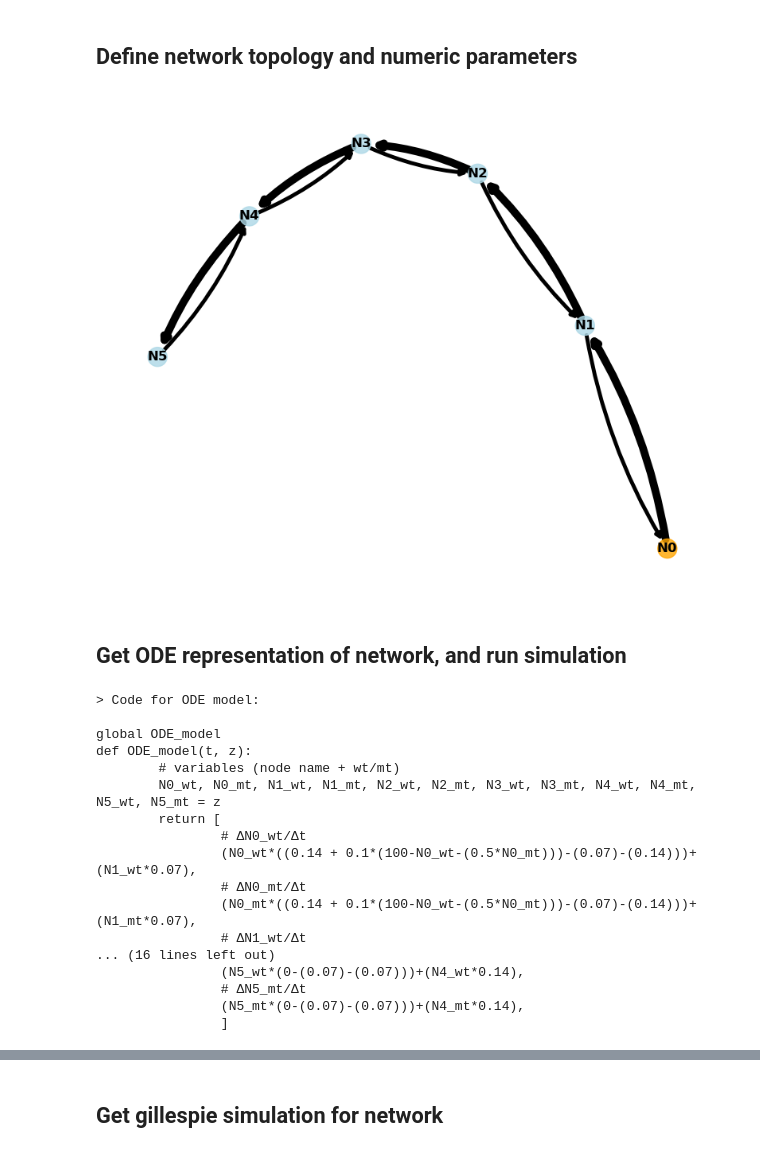
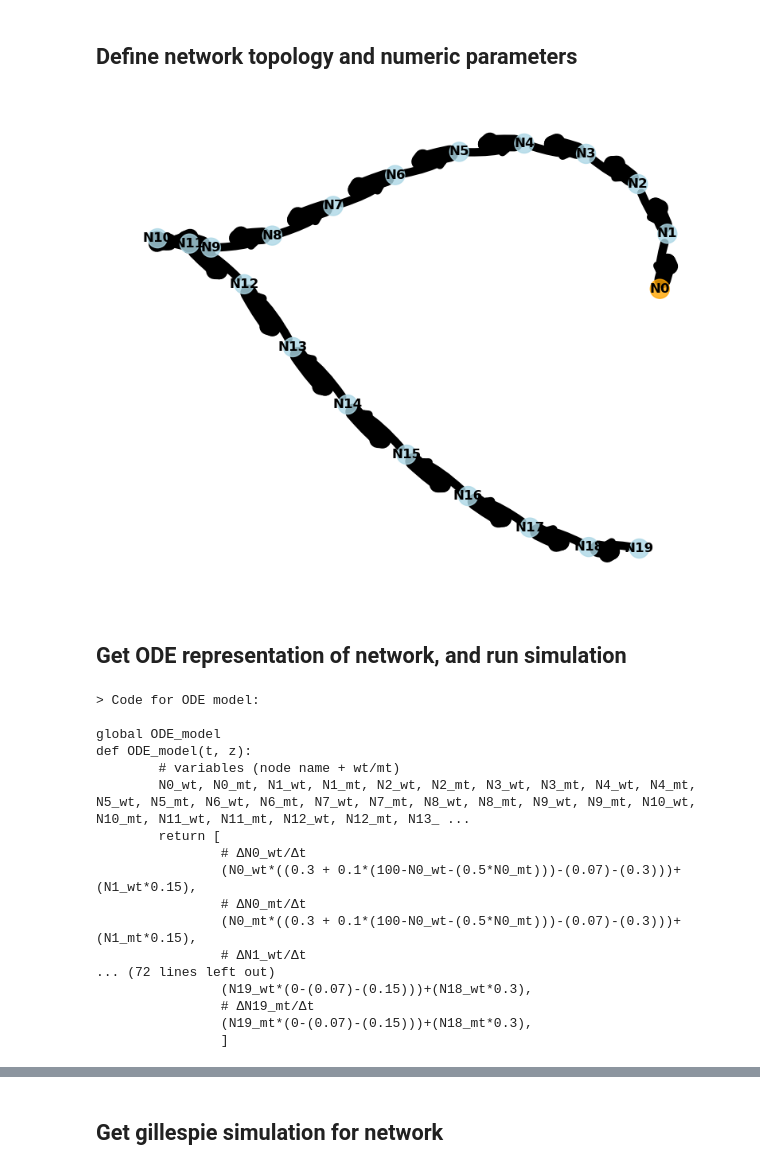
Before and after one commit to dkornai/SSD-in-Neurons, a Jupyter notebook: simulate_from_network.ipynb, the cells around one changed output, grey strips where cells are left out. Drawn from its saved outputs; the diff is of its cells as text; code cells hidden in the pictures.

Commit message:
new graph generator for axons

```diff
--- a/simulate_from_network.ipynb
+++ b/simulate_from_network.ipynb
@@ -49,11 +49,11 @@ TIME_POINTS = np.linspace(0, MAX_T, 500)
 # # set a given starting state
 # start_state = [190, 20, 190, 20]
 # %%
-bio_param = {'c_b' : 0.1, 'mu_a' : 0.14, 'nss' : 100, 'delta' : 0.5, 'mu' : 0.07,'gamma_ant':0.14, 'gamma_ret':0.07}
-G, VARS, COMP, start_state = linear_network(6, bio_param, start_pop = [90, 20])
+bio_param = {'c_b' : 0.1, 'mu_a' : 0.3, 'nss' : 100, 'delta' : 0.5, 'mu' : 0.07,'gamma_ant':0.30, 'gamma_ret':0.15}
+G, VARS, COMP, start_state = linear_network(20, bio_param, start_pop = [1, 0])
 plot_network(G)
 # %% [output]
-[figure, old version]
+[figure, new version]
 # %% [markdown]
 ## Get ODE representation of network, and run simulation
 # %%
@@ -64,17 +64,17 @@ ODE_model = ODE_from_network(G)
 global ODE_model
 def ODE_model(t, z):
         # variables (node name + wt/mt)
-        N0_wt, N0_mt, N1_wt, N1_mt, N2_wt, N2_mt, N3_wt, N3_mt, N4_wt, N4_mt, N5_wt, N5_mt = z
+        N0_wt, N0_mt, N1_wt, N1_mt, N2_wt, N2_mt, N3_wt, N3_mt, N4_wt, N4_mt, N5_wt, N5_mt, N6_wt, N6_mt, N7_wt, N7_mt, N8_wt, N8_mt, N9_wt, N9_mt, N10_wt, N10_mt, N11_wt, N11_mt, N12_wt, N12_mt, N13_ ...
         return [
                 # ΔN0_wt/Δt
-                (N0_wt*((0.14 + 0.1*(100-N0_wt-(0.5*N0_mt)))-(0.07)-(0.14)))+(N1_wt*0.07),
+                (N0_wt*((0.3 + 0.1*(100-N0_wt-(0.5*N0_mt)))-(0.07)-(0.3)))+(N1_wt*0.15),
                 # ΔN0_mt/Δt
-                (N0_mt*((0.14 + 0.1*(100-N0_wt-(0.5*N0_mt)))-(0.07)-(0.14)))+(N1_mt*0.07),
+                (N0_mt*((0.3 + 0.1*(100-N0_wt-(0.5*N0_mt)))-(0.07)-(0.3)))+(N1_mt*0.15),
                 # ΔN1_wt/Δt
-... (16 lines left out)
-                (N5_wt*(0-(0.07)-(0.07)))+(N4_wt*0.14),
-                # ΔN5_mt/Δt
-                (N5_mt*(0-(0.07)-(0.07)))+(N4_mt*0.14),
+... (72 lines left out)
+                (N19_wt*(0-(0.07)-(0.15)))+(N18_wt*0.3),
+                # ΔN19_mt/Δt
+                (N19_mt*(0-(0.07)-(0.15)))+(N18_mt*0.3),
                 ]
 # %%
 ode_results = ODE_simulate(ODE_model, TIME_POINTS, start_state)
```
Also changed, not shown: parts of 3 cells of this notebook, 3 other files.
